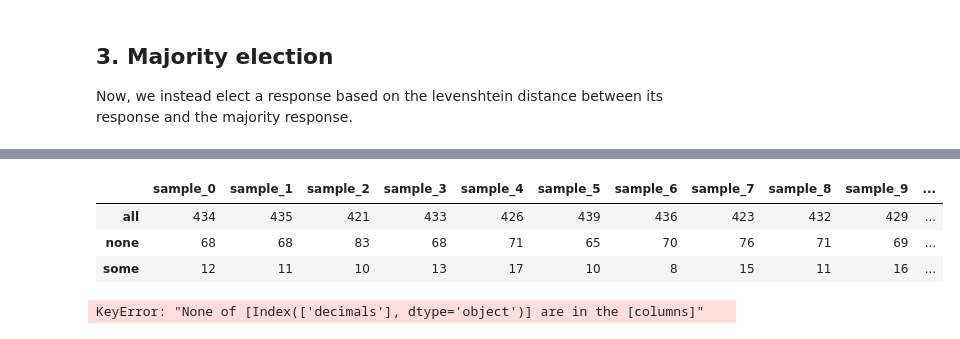
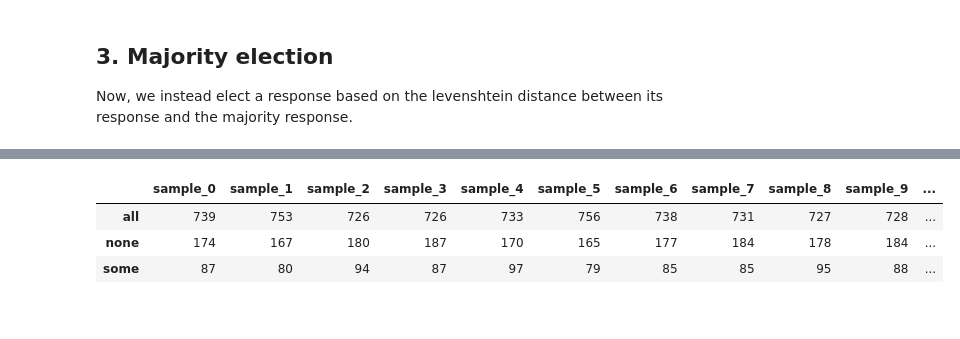
Before and after one commit to hwelsters/wisdom-of-crowd-llm, a Jupyter notebook: wisdom_of_crowds.ipynb, the cells around one changed output, grey strips where cells are left out. Saved outputs shown, nothing was run; the diff lists cells and outputs as text; code cells hidden in the pictures.

Commit message:
Max size

```diff
--- a/wisdom_of_crowds.ipynb
+++ b/wisdom_of_crowds.ipynb
@@ -147,11 +147,11 @@ def select_majority(row, cutoff):
 
     ret = []
     for key, value in majority_map.items():
-        if value >= cutoff:
+        if value > cutoff:
             ret.append(key)
     return ret
 
-decimals['majority'] = decimals.apply(lambda row : select_majority(row, N_JOBS // 2), axis=1)
+decimals['majority'] = decimals.apply(lambda row : select_majority(row, N_JOBS / 2), axis=1)
 decimals.head(1)
 # %% [output]
 |  | sample_0 | sample_1 | sample_2 | sample_3 | sample_4 | sample_5 | sample_6 | sample_7 | sample_8 | ... |
@@ -219,12 +219,18 @@ def levenshtein_helper(initial, target):
     if initial[0] == target[0]: return levenshtein_helper(initial[1:], target[1:])
     return 1 + min(levenshtein_helper(initial[1:], target), levenshtein_helper(initial, target[1:]), levenshtein_helper(initial[1:], target[1:]))
 
+# Pick the one with the smallest levenshtein distance
 def levenshtein_distance(initial, target):
     initial.sort()
     target.sort()
     return levenshtein_helper(initial=initial, target=target)
 
+# Pick the one with the most majority elements
 def most_majority(initial, target):
-    return 100 - len(set(initial).intersection(set(target)))
+    return -len(set(initial).intersection(set(target)))
+
+# Pick the largest array
+def max_size(initial, target):
+    return -len(initial)
 # %% [markdown]
 ### **Elect representative**
@@ -245,20 +251,27 @@ for i in range(N_JOBS):
 distance['levenshtein_representative'] = distance.apply(lambda row: select_representative(row), axis=1)
 
 for i in range(N_JOBS):
+    distance[f'sample_{i}'] = decimals.apply(lambda row : max_size(row[f'sample_{i}'], row['lSolutions']), axis=1)
+distance['max_size_representative'] = distance.apply(lambda row: select_representative(row), axis=1)
+
+for i in range(N_JOBS):
     distance[f'sample_{i}'] = decimals.apply(lambda row : most_majority(row[f'sample_{i}'], row['lSolutions']), axis=1)
 distance['most_majority_representative'] = distance.apply(lambda row: select_representative(row), axis=1)
 # %%
 elected = responses.copy()
-elected = elected.join(distance[['levenshtein_representative', 'most_majority_representative']])
+elected = elected.join(distance[['levenshtein_representative', 'most_majority_representative', 'max_size_representative']])
 elected['levenshtein_sample'] = elected.apply(lambda row : row[row['levenshtein_representative']], axis=1)
 elected['most_majority_sample'] = elected.apply(lambda row : row[row['most_majority_representative']], axis=1)
+elected['max_size_sample'] = elected.apply(lambda row : row[row['max_size_representative']], axis=1)
 
 elected['levenshtein_decimals'] = elected['levenshtein_sample'].apply(lambda row : extract_decimals(row))
 elected['most_majority_decimals'] = elected['most_majority_sample'].apply(lambda row : extract_decimals(row))
+elected['max_size_decimals'] = elected['max_size_sample'].apply(lambda row : extract_decimals(row))
 
-elected = elected[['levenshtein_sample', 'most_majority_sample', 'levenshtein_decimals', 'most_majority_decimals', 'lSolutions']]
+elected = elected[['levenshtein_sample', 'most_majority_sample', 'levenshtein_decimals', 'most_majority_decimals', 'max_size_decimals', 'lSolutions']]
 elected['levenshtein_correct'] = elected.apply(lambda row : check_correct(row['lSolutions'], row['levenshtein_decimals'], base_transform_func), axis=1)
 elected['most_majority_correct'] = elected.apply(lambda row : check_correct(row['lSolutions'], row['most_majority_decimals'], base_transform_func), axis=1)
+elected['max_size_correct'] = elected.apply(lambda row : check_correct(row['lSolutions'], row['max_size_decimals'], base_transform_func), axis=1)
 elected.head(1)
 # %% [output]
 |  | levenshtein_sample | most_majority_sample | levenshtein_decimals | most_majority_decimals | ... |
@@ -273,22 +286,11 @@ def get_average(row):
 # %%
 value_cnt = value_cnt.join(pandas.DataFrame(elected['levenshtein_correct'].value_counts()))
 value_cnt = value_cnt.join(pandas.DataFrame(elected['most_majority_correct'].value_counts()))
+value_cnt = value_cnt.join(pandas.DataFrame(elected['max_size_correct'].value_counts()))
 value_cnt['sample_average'] = value_cnt.apply(lambda row : get_average(row),axis=1)
 value_cnt
 # %% [output]
 |  | sample_0 | sample_1 | sample_2 | sample_3 | sample_4 | sample_5 | sample_6 | sample_7 | sample_8 | sample_9 | ... |
-| all | 434 | 435 | 421 | 433 | 426 | 439 | 436 | 423 | 432 | 429 | ... |
-| none | 68 | 68 | 83 | 68 | 71 | 65 | 70 | 76 | 71 | 69 | ... |
-| some | 12 | 11 | 10 | 13 | 17 | 10 | 8 | 15 | 11 | 16 | ... |
+| all | 739 | 753 | 726 | 726 | 733 | 756 | 738 | 731 | 727 | 728 | ... |
+| none | 174 | 167 | 180 | 187 | 170 | 165 | 177 | 184 | 178 | 184 | ... |
+| some | 87 | 80 | 94 | 87 | 97 | 79 | 85 | 85 | 95 | 88 | ... |
-# %%
-len_diff = decimals.copy().join(elected[['levenshtein_decimals']])
-len_diff['len_difference'] = len_diff.apply(lambda row : len_difference(row, 'levenshtein_decimals'), axis=1)
-print('NUMBER OF CASES WHERE AVERAGE INDIVIDUAL SIZE > MAJORITY SIZE:', len(len_diff[len_diff['len_difference'] > 0]))
-print('AVERAGE MAJORITY - INDIVIDUAL SIZE:', len_diff['len_difference'].sum()/len(len_diff))
-
-len_diff = decimals.copy().join(elected[['most_majority_decimals']])
-len_diff['len_difference'] = len_diff.apply(lambda row : len_difference(row, 'most_majority_decimals'), axis=1)
-print('NUMBER OF CASES WHERE AVERAGE INDIVIDUAL SIZE > MAJORITY SIZE:', len(len_diff[len_diff['len_difference'] > 0]))
-print('AVERAGE MAJORITY - INDIVIDUAL SIZE:', len_diff['len_difference'].sum()/len(len_diff))
-# %% [output]
-KeyError: "None of [Index(['decimals'], dtype='object')] are in the [columns]"
```
Also changed, not shown: parts of 10 cells of this notebook.
